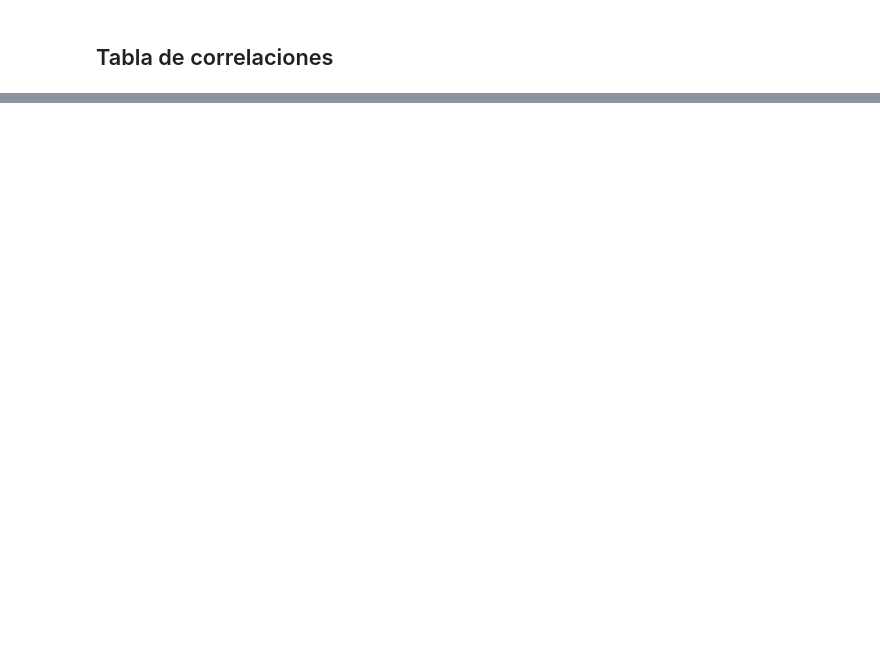
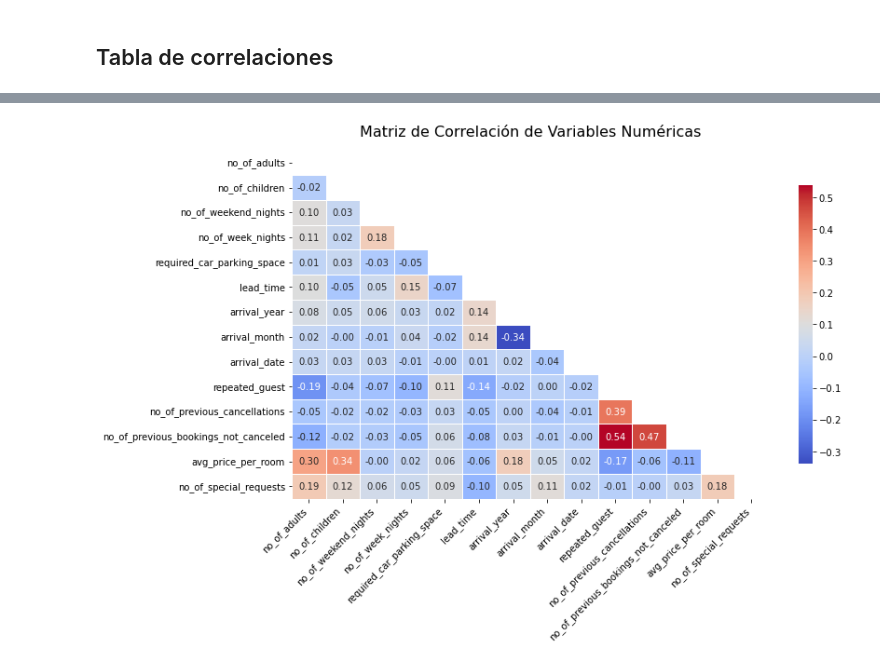
Before and after one commit to YacoCappelletti/analisis_reservas_hotel_dev, a Jupyter notebook: analisis_reservas_hotel_2.ipynb, the cells around one changed output, grey strips where cells are left out. Cells and saved outputs as stored; diff of their text form; code cells hidden in the pictures; blank space fills up the shorter version.

```diff
--- a/analisis_reservas_hotel_2.ipynb
+++ b/analisis_reservas_hotel_2.ipynb
@@ -42,0 +117,24 @@ Los datos utilizados en este análisis provienen de Kaggle. A continuación, se
+# %%
+# Calcular la matriz de correlación
+correlation_matrix = df[numerical_cols].corr()
+
+# Generar una máscara para la mitad superior
+mask = np.triu(np.ones_like(correlation_matrix, dtype=bool))
+
+plt.figure(figsize=(12, 8))
+sns.heatmap(
+    correlation_matrix,
+    mask=mask,
+    annot=True,
+    cmap='coolwarm',
+    fmt=".2f",
+    linewidths=0.5,
+    cbar_kws={"shrink": 0.8}
+)
+plt.title('Matriz de Correlación de Variables Numéricas', fontsize=16, pad=15)
+plt.xticks(rotation=45, ha='right')
+plt.yticks(rotation=0)
+plt.tight_layout()
+plt.show()
+# %% [output]
+[figure, added]
```
Also changed, not shown: parts of 9 cells of this notebook.
